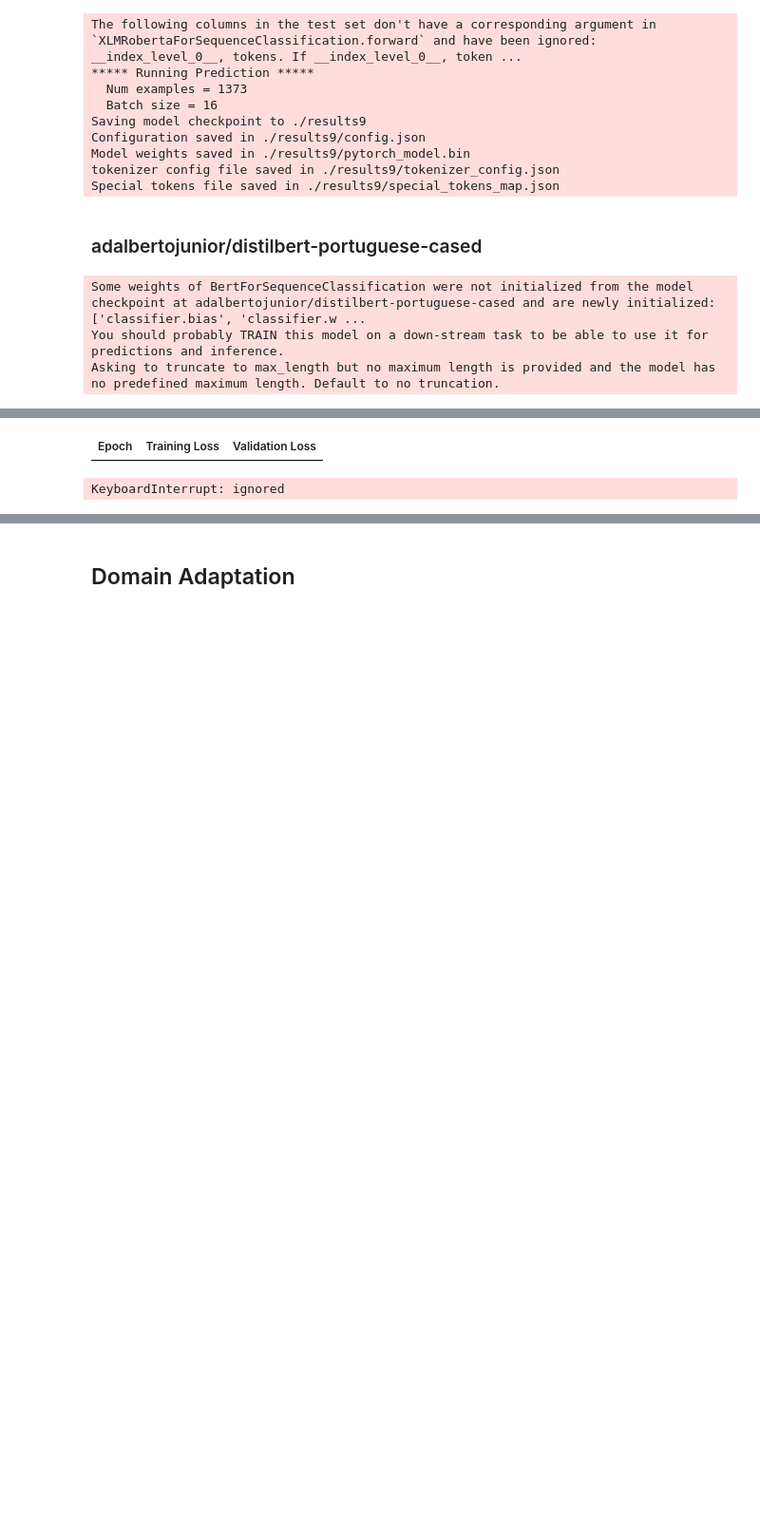
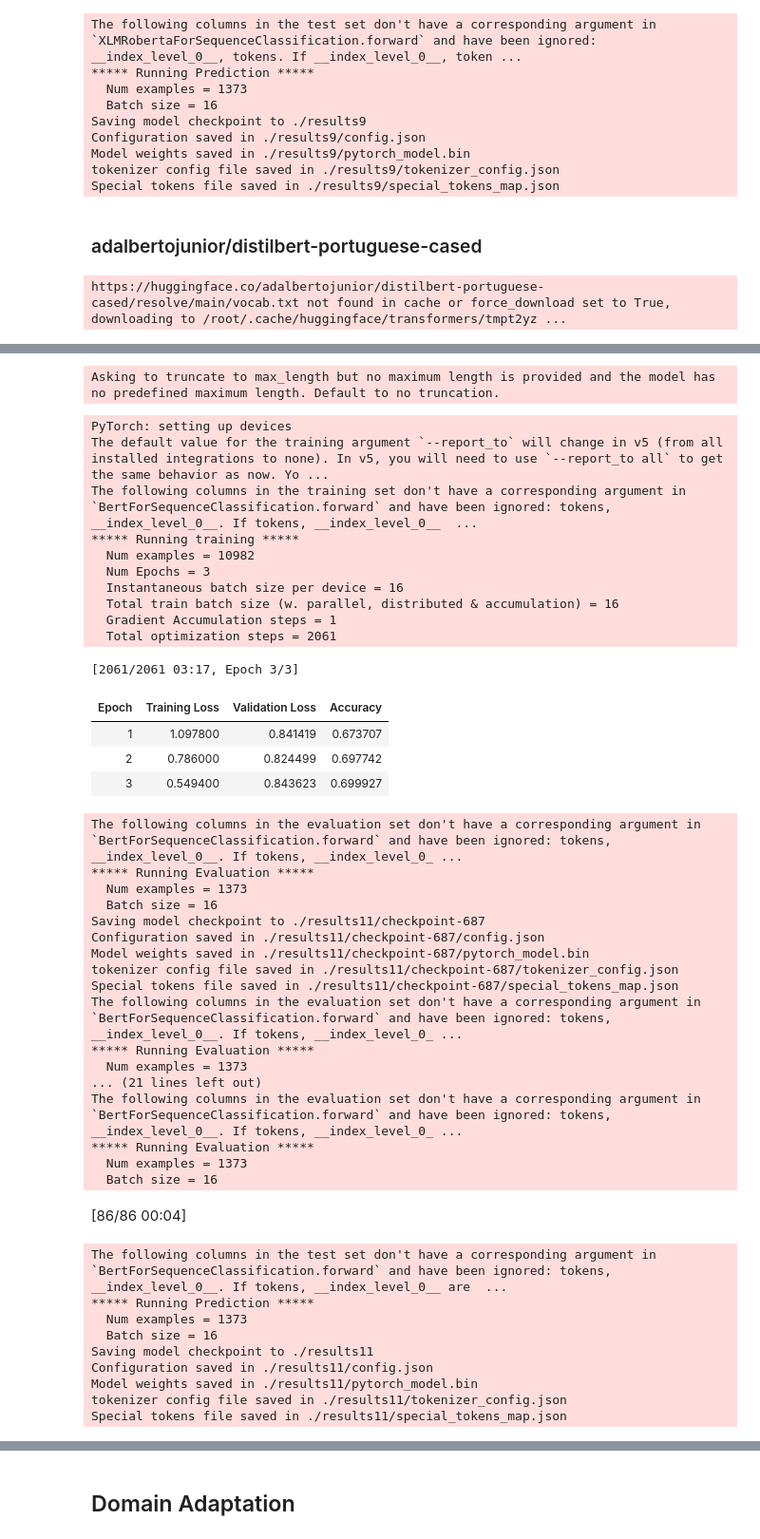
Before and after one commit to claramoreirag/FEUP-NLP-2, a Jupyter notebook: adu_classifier_hugging.ipynb, the cells around one changed output, grey strips where cells are left out. Shown at 95% size. Cells and saved outputs as stored; diff of their text form; code cells hidden in the pictures; blank space fills up the shorter version.

```diff
--- a/adu_classifier_hugging.ipynb
+++ b/adu_classifier_hugging.ipynb
@@ -232,8 +239,8 @@ def compute_metrics(eval_pred):
     predictions = np.argmax(logits, axis=-1)
     return metric.compute(predictions=predictions, references=labels)
 
-def create_trainer(model, tokenizer,output_dir):
-  tokenized_dataset = train_valid_test_dataset.map(tokenizer_processing, batched=True)
+def create_trainer(model, tokenizer, tokenized_dataset,output_dir):
+
   training_args = TrainingArguments(
       output_dir=output_dir,
       learning_rate=2e-5,
@@ -242,7 +249,7 @@ def create_trainer(model, tokenizer,output_dir):
       num_train_epochs=3,
       weight_decay=0.01,
       evaluation_strategy="epoch", # run validation at the end of each epoch
-     # save_strategy="epoch",
+      save_strategy="epoch",
       load_best_model_at_end=True,
   )
 
@@ -1015,10 +1107,9 @@ from transformers import  BertTokenizer, BertForSequenceClassification, BertConf
 tokenizer = BertTokenizer.from_pretrained('adalbertojunior/distilbert-portuguese-cased')
 
 model =  BertForSequenceClassification.from_pretrained('adalbertojunior/distilbert-portuguese-cased', num_labels=5)
+tokenized_dataset = train_valid_test_dataset.map(tokenizer_processing, batched=True)
 
-trainer=create_trainer(model, tokenizer,'./results11')
+trainer=create_trainer(model, tokenizer,tokenized_dataset,'./results11')
 run_trainer(trainer,tokenized_dataset["test"])
 # %% [output]
-Some weights of BertForSequenceClassification were not initialized from the model checkpoint at adalbertojunior/distilbert-portuguese-cased and are newly initialized: ['classifier.bias', 'classifier.w ...
-You should probably TRAIN this model on a down-stream task to be able to use it for predictions and inference.
-Asking to truncate to max_length but no maximum length is provided and the model has no predefined maximum length. Default to no truncation.
+https://huggingface.co/adalbertojunior/distilbert-portuguese-cased/resolve/main/vocab.txt not found in cache or force_download set to True, downloading to /root/.cache/huggingface/transformers/tmpt2yz ...
@@ -1026,2 +1153,43 @@ Asking to truncate to max_length but no maximum length is provided and the model
+Asking to truncate to max_length but no maximum length is provided and the model has no predefined maximum length. Default to no truncation.
+PyTorch: setting up devices
+The default value for the training argument `--report_to` will change in v5 (from all installed integrations to none). In v5, you will need to use `--report_to all` to get the same behavior as now. Yo ...
+The following columns in the training set don't have a corresponding argument in `BertForSequenceClassification.forward` and have been ignored: tokens, __index_level_0__. If tokens, __index_level_0__  ...
+***** Running training *****
+  Num examples = 10982
+  Num Epochs = 3
+  Instantaneous batch size per device = 16
+  Total train batch size (w. parallel, distributed & accumulation) = 16
+  Gradient Accumulation steps = 1
+  Total optimization steps = 2061
+[2061/2061 03:17, Epoch 3/3]
-| Epoch | Training Loss | Validation Loss |
+| Epoch | Training Loss | Validation Loss | Accuracy |
+| 1 | 1.097800 | 0.841419 | 0.673707 |
+| 2 | 0.786000 | 0.824499 | 0.697742 |
+| 3 | 0.549400 | 0.843623 | 0.699927 |
-KeyboardInterrupt: ignored
+The following columns in the evaluation set don't have a corresponding argument in `BertForSequenceClassification.forward` and have been ignored: tokens, __index_level_0__. If tokens, __index_level_0_ ...
+***** Running Evaluation *****
+  Num examples = 1373
+  Batch size = 16
+Saving model checkpoint to ./results11/checkpoint-687
+Configuration saved in ./results11/checkpoint-687/config.json
+Model weights saved in ./results11/checkpoint-687/pytorch_model.bin
+tokenizer config file saved in ./results11/checkpoint-687/tokenizer_config.json
+Special tokens file saved in ./results11/checkpoint-687/special_tokens_map.json
+The following columns in the evaluation set don't have a corresponding argument in `BertForSequenceClassification.forward` and have been ignored: tokens, __index_level_0__. If tokens, __index_level_0_ ...
+***** Running Evaluation *****
+  Num examples = 1373
+... (21 lines left out)
+The following columns in the evaluation set don't have a corresponding argument in `BertForSequenceClassification.forward` and have been ignored: tokens, __index_level_0__. If tokens, __index_level_0_ ...
+***** Running Evaluation *****
+  Num examples = 1373
+  Batch size = 16
+[86/86 00:04]
+The following columns in the test set don't have a corresponding argument in `BertForSequenceClassification.forward` and have been ignored: tokens, __index_level_0__. If tokens, __index_level_0__ are  ...
+***** Running Prediction *****
+  Num examples = 1373
+  Batch size = 16
+Saving model checkpoint to ./results11
+Configuration saved in ./results11/config.json
+Model weights saved in ./results11/pytorch_model.bin
+tokenizer config file saved in ./results11/tokenizer_config.json
+Special tokens file saved in ./results11/special_tokens_map.json
```
Also changed, not shown: parts of 13 cells of this notebook.
